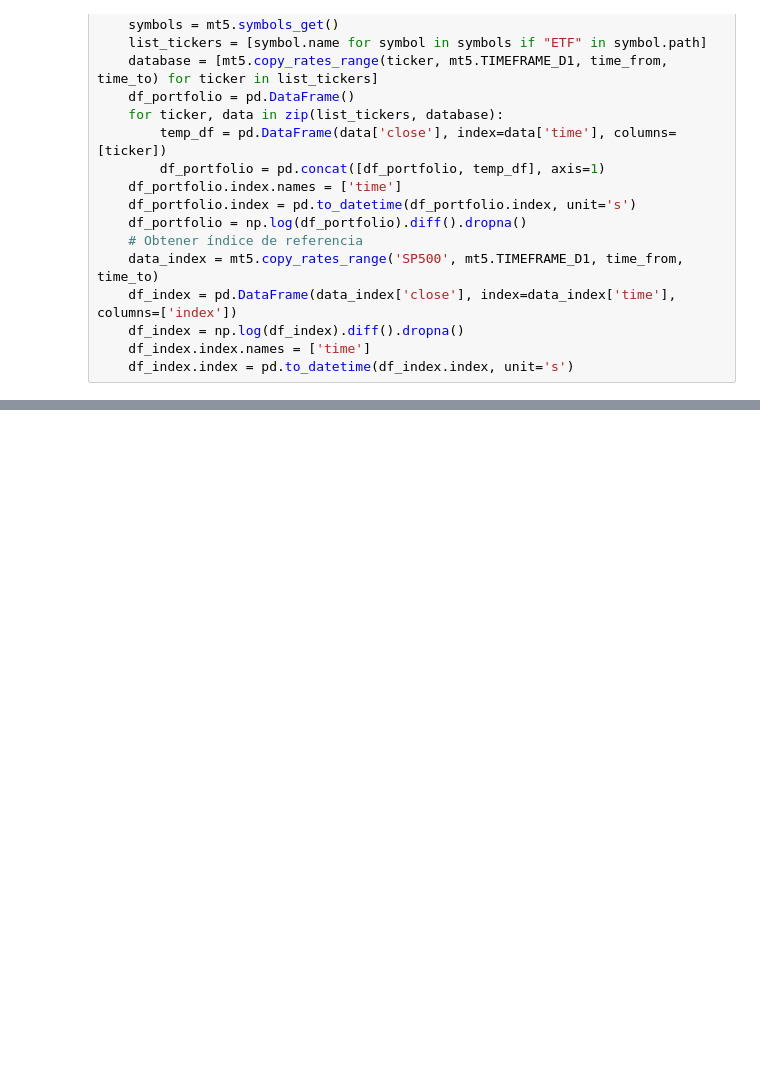
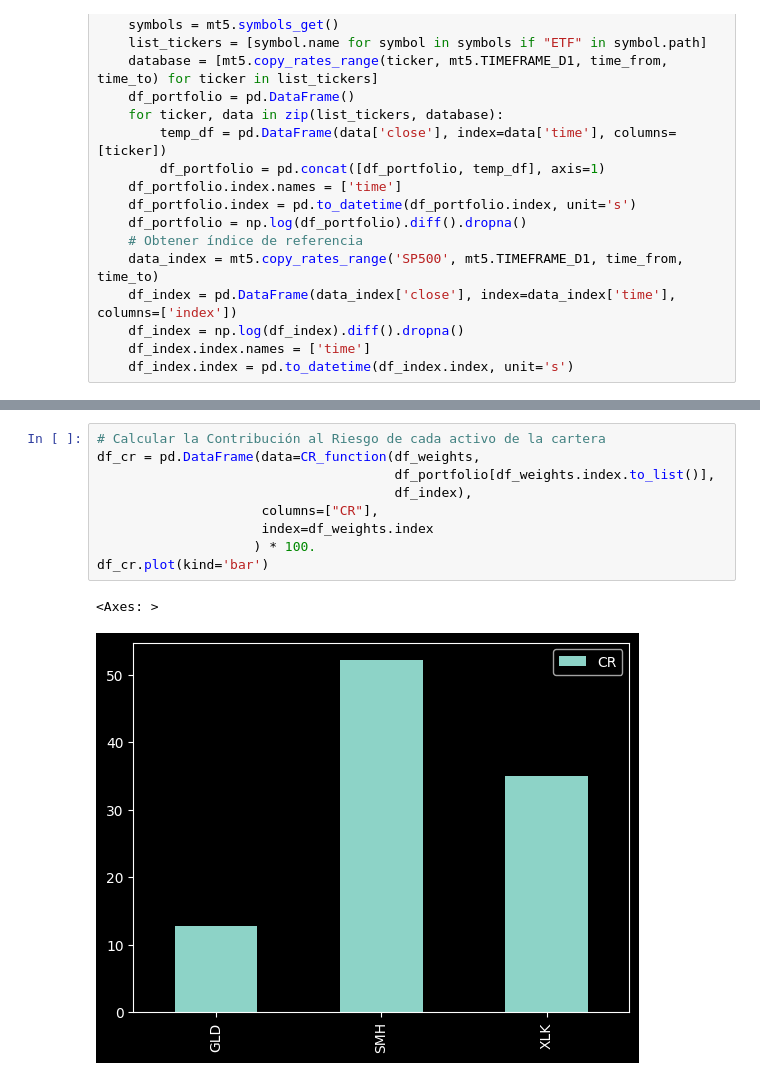
Before and after one commit to ajmtrz/proyectos_varios, a Jupyter notebook: SAA_MV_CAMP.ipynb, the cells around one changed output, grey strips where cells are left out. Saved outputs shown, nothing was run; the diff lists cells and outputs as text; blank space fills up the shorter version.

Commit message:
Métrica CR: Contribución al Riesgo de cada activo de la cartera

```diff
--- a/SAA_MV_CAMP.ipynb
+++ b/SAA_MV_CAMP.ipynb
@@ -124,0 +136,12 @@ plt.show()
+# %%
+# Calcular la Contribución al Riesgo de cada activo de la cartera
+df_cr = pd.DataFrame(data=CR_function(df_weights,
+                                      df_portfolio[df_weights.index.to_list()],
+                                      df_index),
+                     columns=["CR"],
+                     index=df_weights.index
+                    ) * 100.
+df_cr.plot(kind='bar')
+# %% [output]
+<Axes: >
+[figure, added]
```
Also changed, not shown: parts of 7 cells of this notebook, 1 other file.
